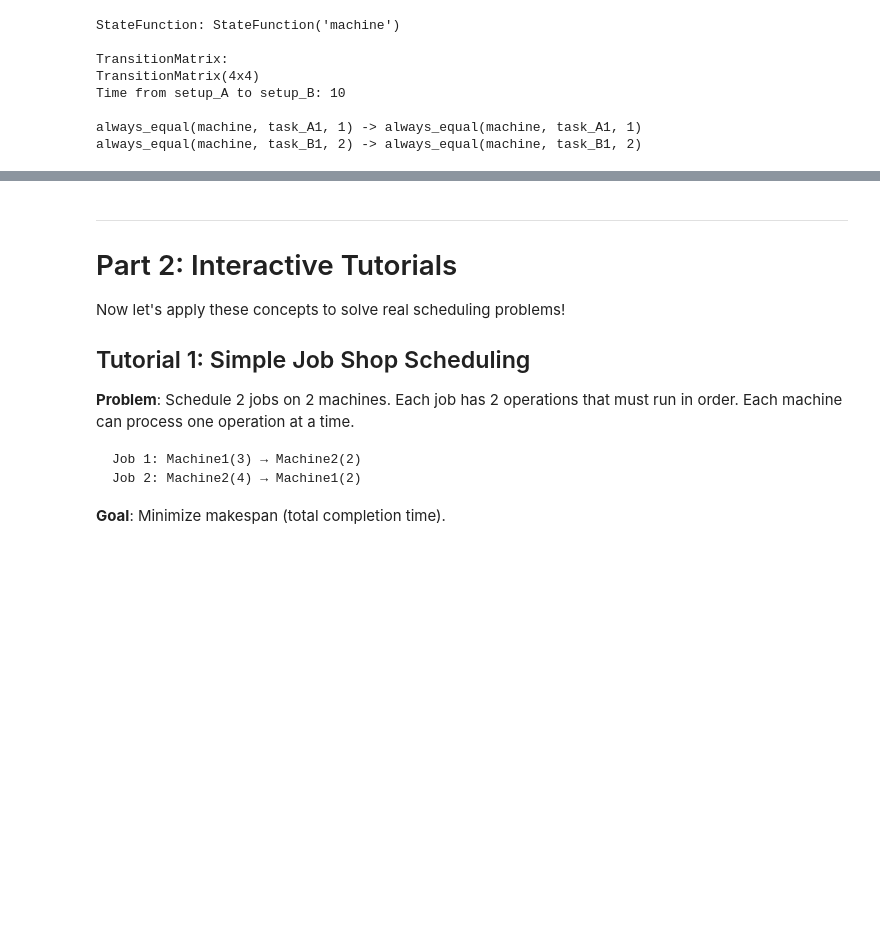
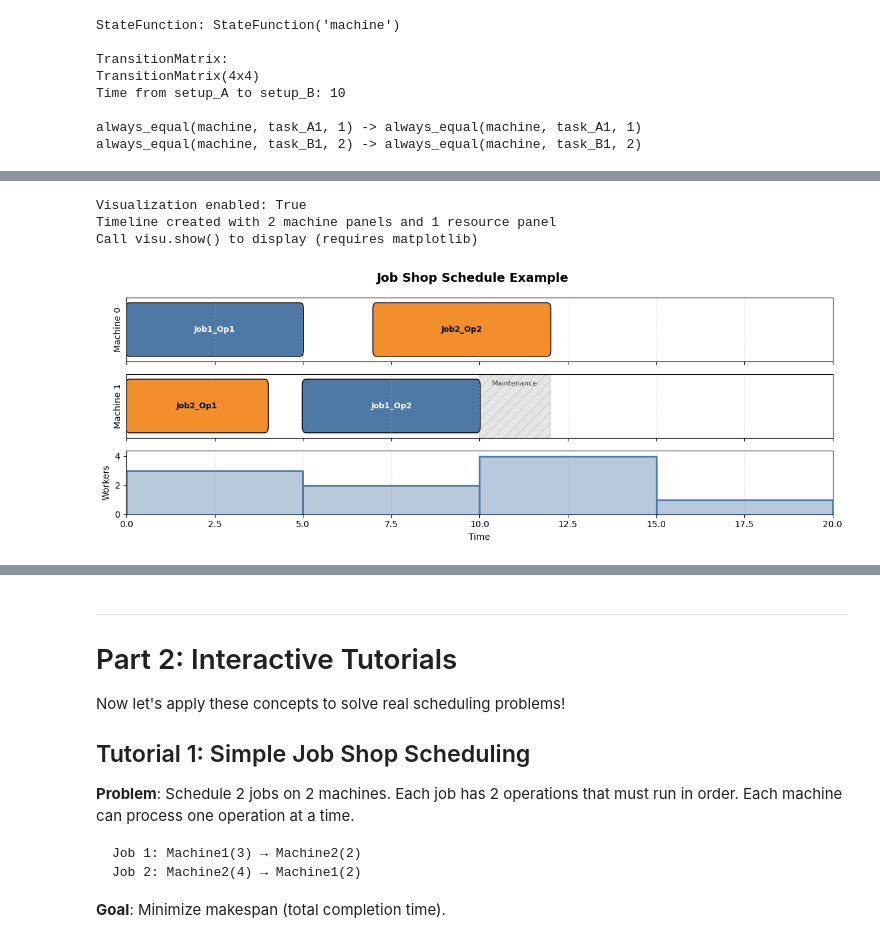
Before and after one commit to sohaibafifi/pycsp3-scheduling, a Jupyter notebook: notebooks/01_getting_started.ipynb, the cells around one changed output, grey strips where cells are left out. Saved outputs shown, nothing was run; the diff lists cells and outputs as text; code cells hidden in the pictures; blank space fills up the shorter version.

Commit message:
Add visualization and stats modules

```diff
--- a/notebooks/01_getting_started.ipynb
+++ b/notebooks/01_getting_started.ipynb
@@ -389,0 +405,40 @@ always_equal(machine, task_B1, 2) -> always_equal(machine, task_B1, 2)
+# %%
+# Import visualization module
+from pycsp3_scheduling import visu
+
+# Check if visualization is enabled (matplotlib available)
+print(f"Visualization enabled: {visu.is_visu_enabled()}")
+
+# Reset any previous visualization state
+visu.reset()
+
+# Example: Create a Gantt chart for a job shop schedule
+visu.timeline("Job Shop Schedule Example", origin=0, horizon=20)
+
+# Machine 0 panel
+visu.panel("Machine 0")
+visu.interval(0, 5, "Job1_Op1", color=0)
+visu.interval(7, 12, "Job2_Op2", color=1)
+
+# Machine 1 panel
+visu.panel("Machine 1")
+visu.interval(0, 4, "Job2_Op1", color=1)
+visu.interval(5, 10, "Job1_Op2", color=0)
+visu.pause(10, 12, "Maintenance")  # Show a maintenance break
+
+# Resource panel with cumulative usage
+visu.panel("Workers")
+visu.segment(0, 5, 3)   # 3 workers from 0-5
+visu.segment(5, 10, 2)  # 2 workers from 5-10
+visu.segment(10, 15, 4) # 4 workers from 10-15
+visu.segment(15, 20, 1) # 1 worker from 15-20
+
+print("Timeline created with 2 machine panels and 1 resource panel")
+print("Call visu.show() to display (requires matplotlib)")
+
+visu.show()
+# %% [output]
+Visualization enabled: True
+Timeline created with 2 machine panels and 1 resource panel
+Call visu.show() to display (requires matplotlib)
+[figure, added]
```
Also changed, not shown: parts of 4 cells of this notebook, 35 other files.
